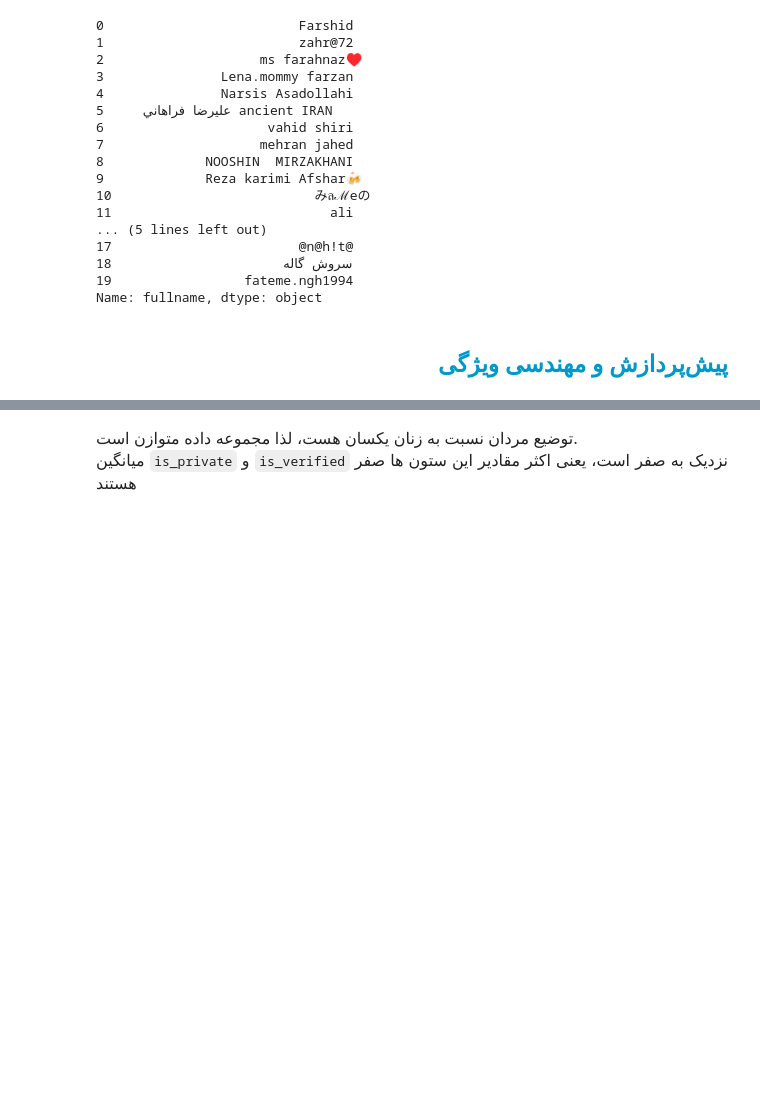
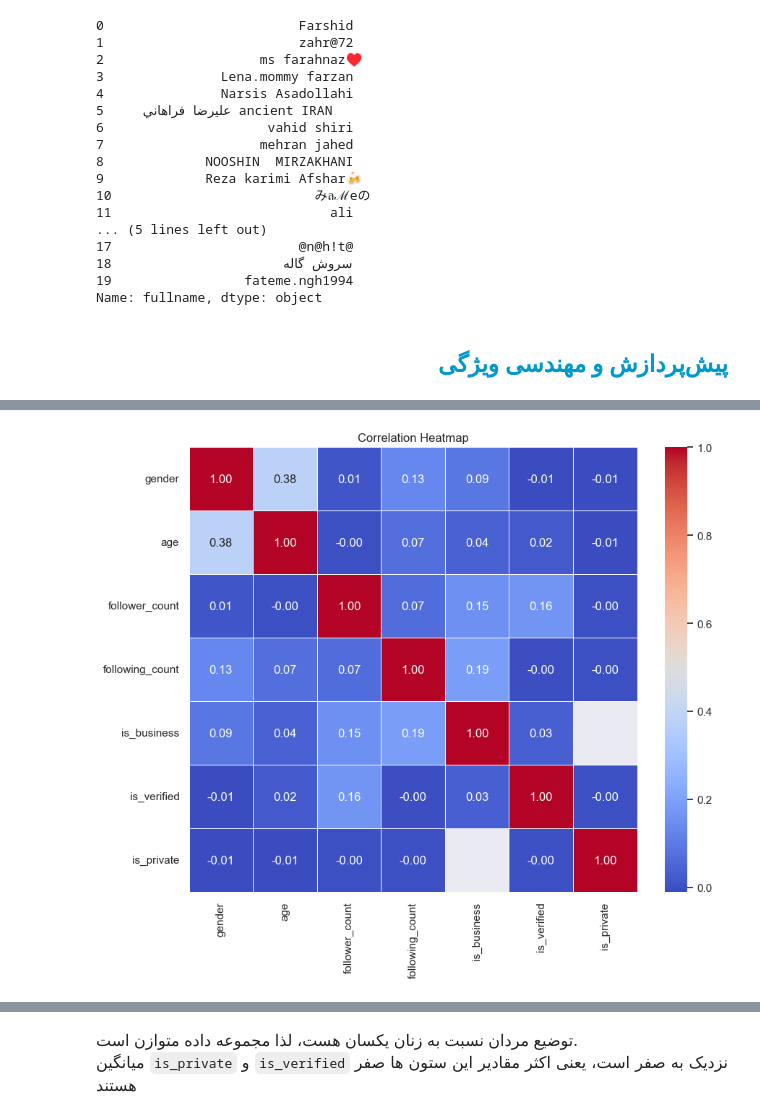
Before and after one commit to djafari700/Bachelor-s-final-project, a Jupyter notebook: notebooks/Bachelor's final project.ipynb, the cells around one changed output, grey strips where cells are left out. Cells and saved outputs as stored; diff of their text form; code cells hidden in the pictures; blank space fills up the shorter version.

```diff
--- a/notebooks/Bachelor's final project.ipynb
+++ b/notebooks/Bachelor's final project.ipynb
@@ -172,3 +197,21 @@ Name: gender, Length: 8000, dtype: object
+# %%
+train_TMP = train.drop(columns=['fullname','username',	'biography']).copy()
+train_TMP['gender'].replace({'man': 1, 'woman': 0}, inplace=True)
+
+# Generate a correlation matrix
+correlation_matrix = train_TMP.corr()
+
+# Set up the matplotlib figure
+plt.figure(figsize=(10, 8))
+
+# Create a heatmap using Seaborn
+sns.heatmap(correlation_matrix, annot=True, cmap="coolwarm", fmt=".2f", linewidths=0.5)
+
+# Show the plot
+plt.title('Correlation Heatmap')
+plt.show()
+# %% [output]
+[figure, added]
 # %%
 train.describe(include='all')
 # %% [output]
```
Also changed, not shown: parts of 5 cells of this notebook.
